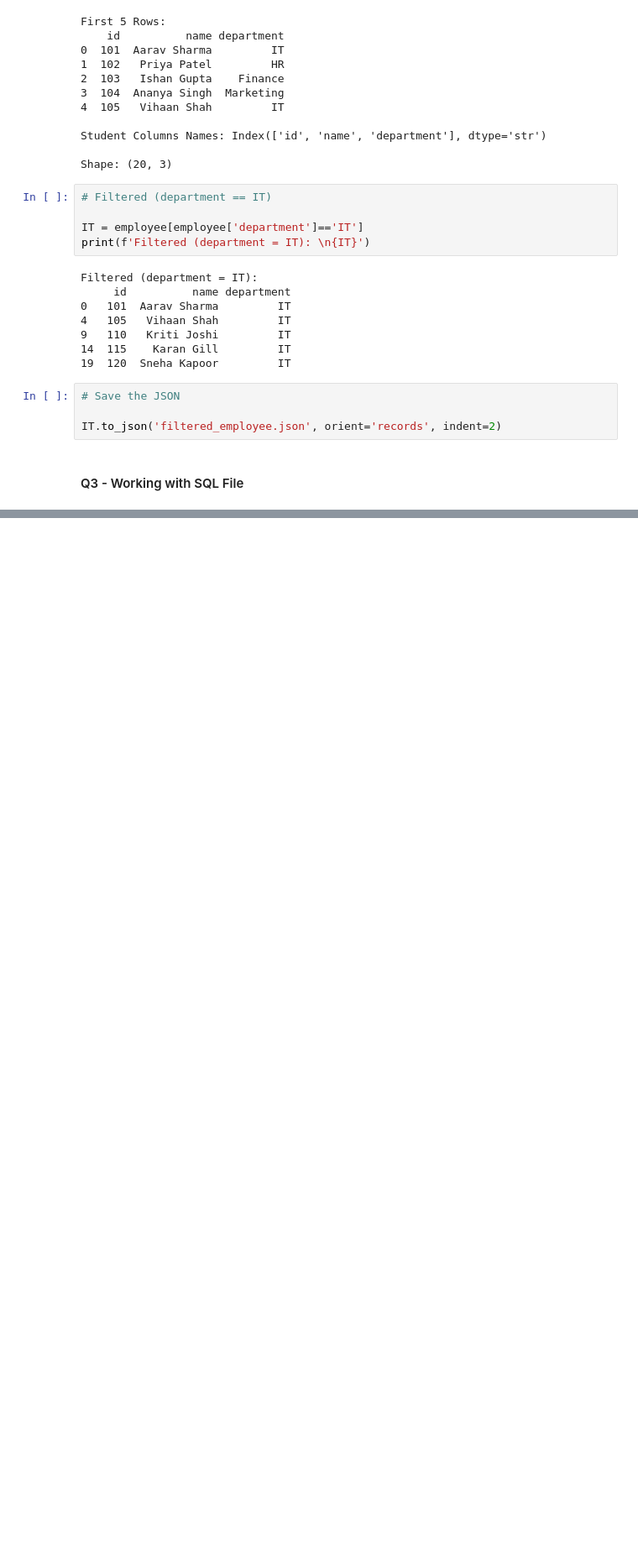
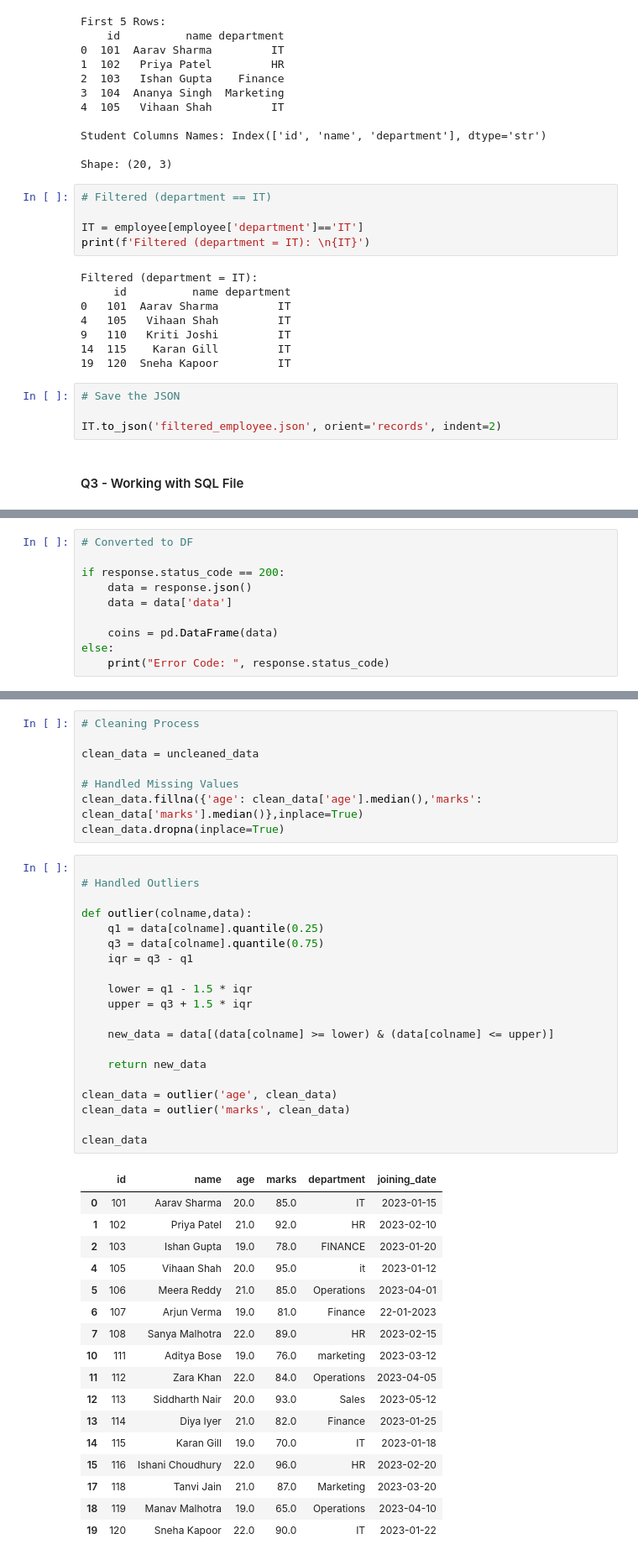
Before and after one commit to krish-desai-123/Data-Preprocessing-and-Feature-Engineering, a Jupyter notebook: Lab_Work_1_2/Lab_Work_1_2.ipynb, the cells around one changed output, grey strips where cells are left out. Shown at 84% size. Drawn from its saved outputs; the diff is of its cells as text; blank space fills up the shorter version.

```diff
--- a/Lab_Work_1_2/Lab_Work_1_2.ipynb
+++ b/Lab_Work_1_2/Lab_Work_1_2.ipynb
@@ -99,0 +185,10 @@ IT.to_json('filtered_employee.json', orient='records', indent=2)
+# %%
+# Converted to DF
+
+if response.status_code == 200:
+    data = response.json()
+    data = data['data']
+
+    coins = pd.DataFrame(data)
+else:
+    print("Error Code: ", response.status_code)
@@ -99,0 +340,46 @@ IT.to_json('filtered_employee.json', orient='records', indent=2)
+# %%
+# Cleaning Process
+
+clean_data = uncleaned_data
+
+# Handled Missing Values
+clean_data.fillna({'age': clean_data['age'].median(),'marks': clean_data['marks'].median()},inplace=True)
+clean_data.dropna(inplace=True)
+# %%
+
+# Handled Outliers
+
+def outlier(colname,data):
+    q1 = data[colname].quantile(0.25)
+    q3 = data[colname].quantile(0.75)
+    iqr = q3 - q1
+
+    lower = q1 - 1.5 * iqr
+    upper = q3 + 1.5 * iqr
+
+    new_data = data[(data[colname] >= lower) & (data[colname] <= upper)]
+
+    return new_data
+
+clean_data = outlier('age', clean_data)
+clean_data = outlier('marks', clean_data)
+
+clean_data
+# %% [output]
+|  | id | name | age | marks | department | joining_date |
+| 0 | 101 | Aarav Sharma | 20.0 | 85.0 | IT | 2023-01-15 |
+| 1 | 102 | Priya Patel | 21.0 | 92.0 | HR | 2023-02-10 |
+| 2 | 103 | Ishan Gupta | 19.0 | 78.0 | FINANCE | 2023-01-20 |
+| 4 | 105 | Vihaan Shah | 20.0 | 95.0 | it | 2023-01-12 |
+| 5 | 106 | Meera Reddy | 21.0 | 85.0 | Operations | 2023-04-01 |
+| 6 | 107 | Arjun Verma | 19.0 | 81.0 | Finance | 22-01-2023 |
+| 7 | 108 | Sanya Malhotra | 22.0 | 89.0 | HR | 2023-02-15 |
+| 10 | 111 | Aditya Bose | 19.0 | 76.0 | marketing | 2023-03-12 |
+| 11 | 112 | Zara Khan | 22.0 | 84.0 | Operations | 2023-04-05 |
+| 12 | 113 | Siddharth Nair | 20.0 | 93.0 | Sales | 2023-05-12 |
+| 13 | 114 | Diya Iyer | 21.0 | 82.0 | Finance | 2023-01-25 |
+| 14 | 115 | Karan Gill | 19.0 | 70.0 | IT | 2023-01-18 |
+| 15 | 116 | Ishani Choudhury | 22.0 | 96.0 | HR | 2023-02-20 |
+| 17 | 118 | Tanvi Jain | 21.0 | 87.0 | Marketing | 2023-03-20 |
+| 18 | 119 | Manav Malhotra | 19.0 | 65.0 | Operations | 2023-04-10 |
+| 19 | 120 | Sneha Kapoor | 22.0 | 90.0 | IT | 2023-01-22 |
```
Also changed, not shown: parts of 22 cells of this notebook, 3 other files.
